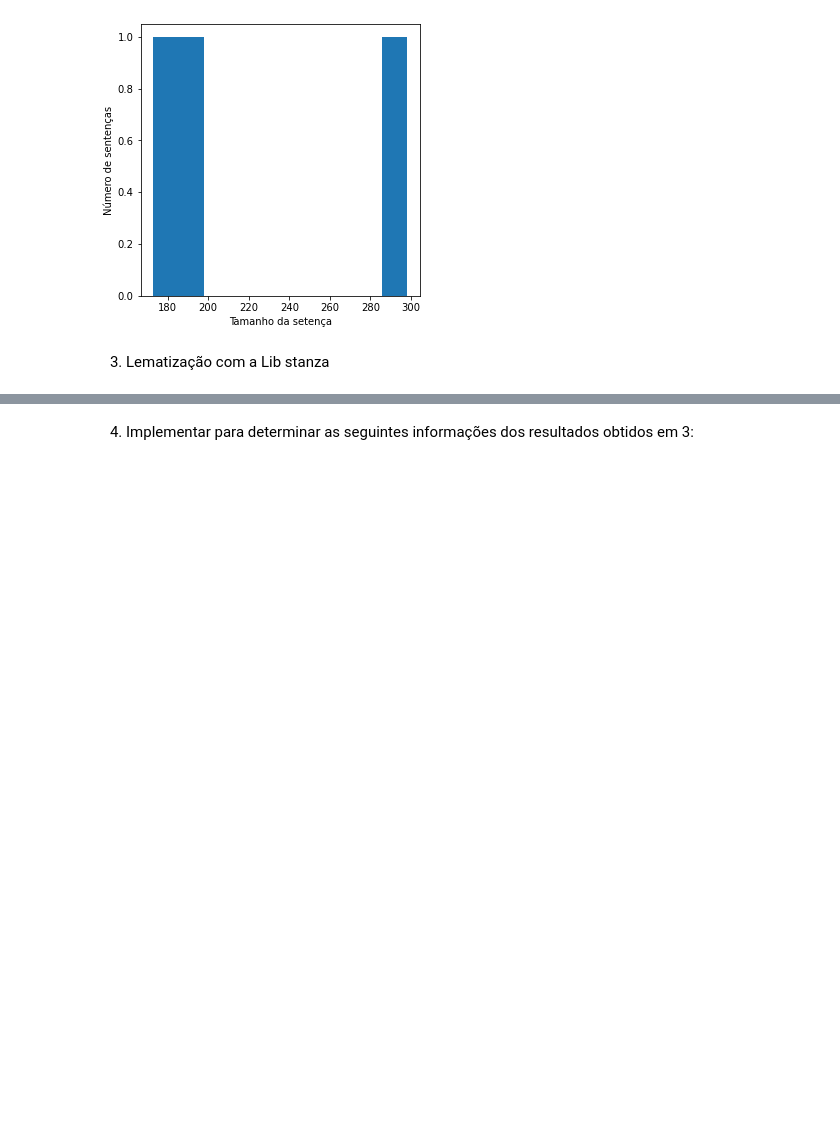
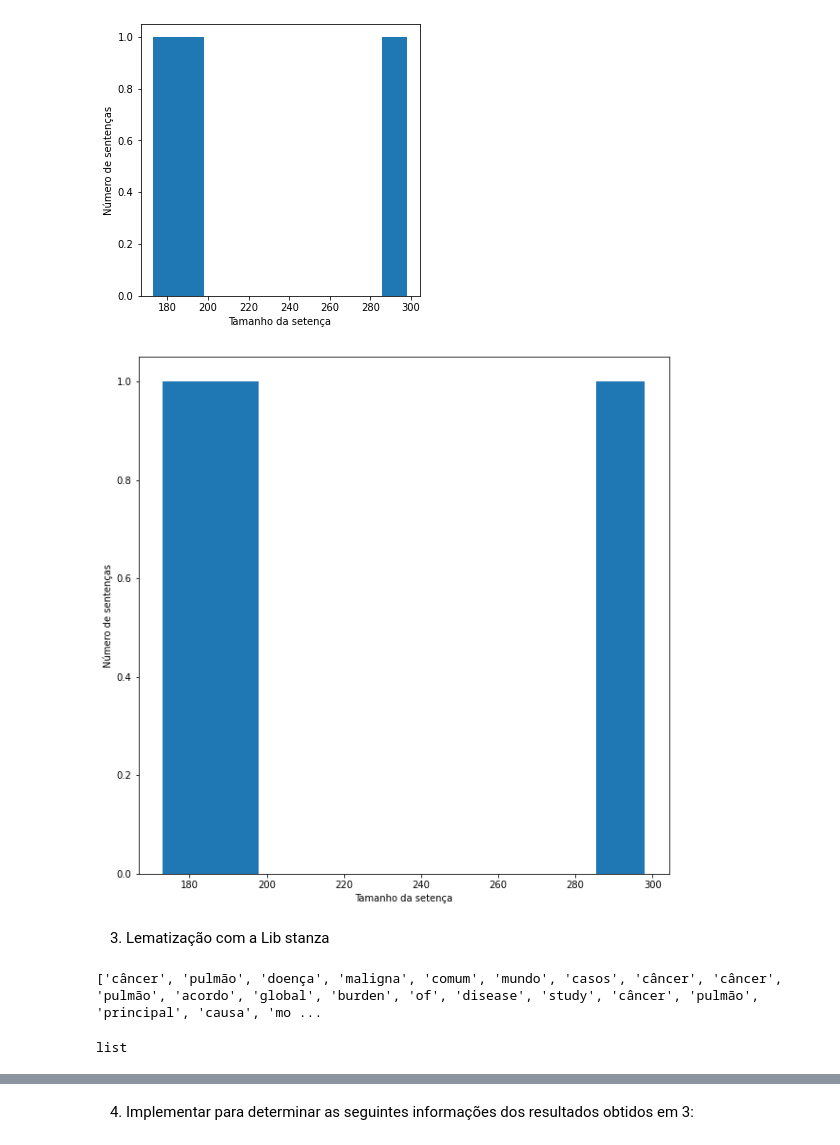
Before and after one commit to josuelopes512/Projeto_NLP, a Jupyter notebook: projeto_nlp.ipynb, the cells around one changed output, grey strips where cells are left out. Drawn from its saved outputs; the diff is of its cells as text; code cells hidden in the pictures; blank space fills up the shorter version.

```diff
--- a/projeto_nlp.ipynb
+++ b/projeto_nlp.ipynb
@@ -113,5 +125,18 @@ plt.hist(sentence_lengths)
 plt.show()
 # %% [output]
 [figure]
+# %%
+import matplotlib.pyplot as plt
+
+
+#Distribuição das sentenças por quantidade de palavras
+
+fig = plt.figure(figsize=(10, 10))
+plt.xlabel('Tamanho da setença')
+plt.ylabel('Número de sentenças')
+plt.hist(sentence_lengths)
+plt.show()
+# %% [output]
+[figure, added]
 # %% [markdown]
 3. Lematização com a Lib stanza
@@ -117,0 +146,10 @@ plt.show()
+# %%
+# Preparando os dataframes
+
+tokens_list = clean_questions["tokens"].to_numpy().flatten()  # transforma toda a coluna do datafreme contentendo os tokens de cada sentença em um array
+tokens_list = list(tokens_list)                               # converte o array para o formato list, gerando uma list de lists.
+print(tokens_list[0])                                         # teste para mostrar os tokens do primeiro documento carregado no dataframe
+type(tokens_list[0])                                           # A lib stanza aceita que os tokens sejam passados dentro de uma lista
+# %% [output]
+['câncer', 'pulmão', 'doença', 'maligna', 'comum', 'mundo', 'casos', 'câncer', 'câncer', 'pulmão', 'acordo', 'global', 'burden', 'of', 'disease', 'study', 'câncer', 'pulmão', 'principal', 'causa', 'mo ...
+list
```
Also changed, not shown: parts of 31 cells of this notebook.
